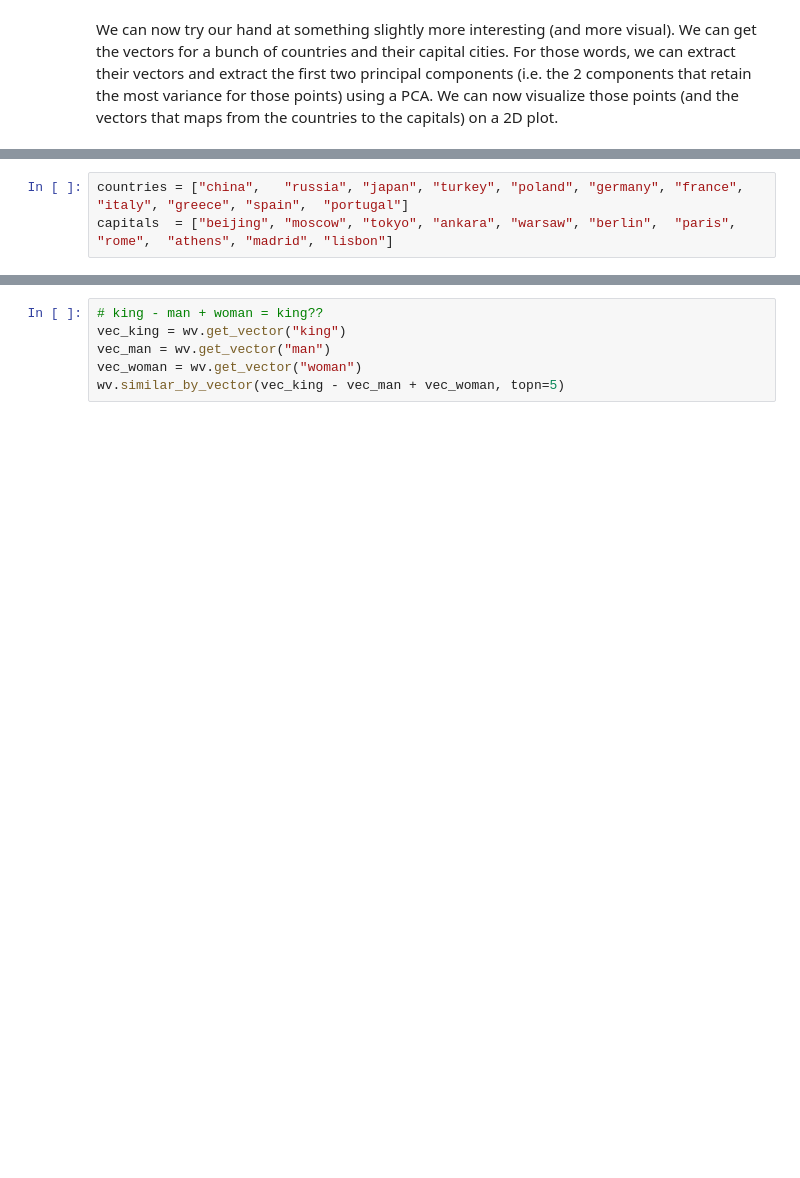
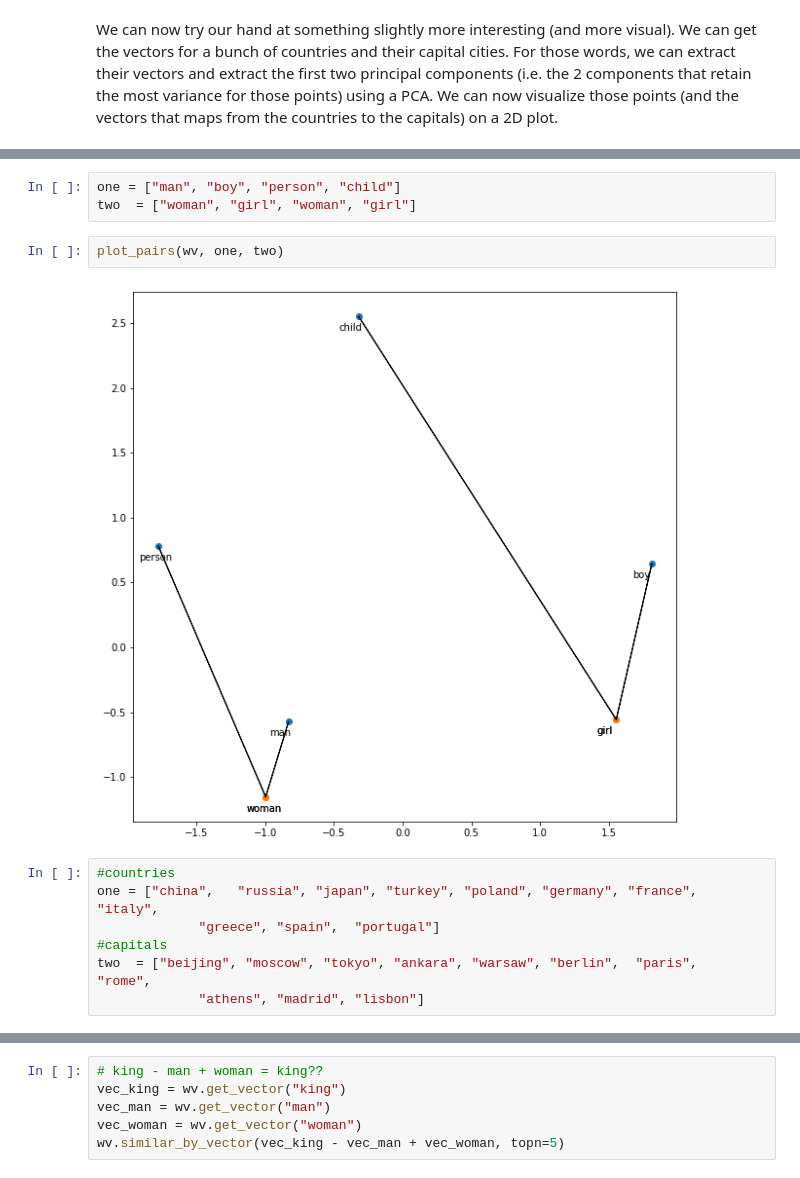
Before and after one commit to castorgit/Language_Modelling, a Jupyter notebook: EMBEDDINGS/word_embeddings_demo.ipynb, the cells around one changed output, grey strips where cells are left out. Cells and saved outputs as stored; diff of their text form; blank space fills up the shorter version.

```diff
--- a/EMBEDDINGS/word_embeddings_demo.ipynb
+++ b/EMBEDDINGS/word_embeddings_demo.ipynb
@@ -112,3 +192,14 @@ We can now try our hand at something slightly more interesting (and more visual)
+# %%
+one = ["man", "boy", "person", "child"]
+two  = ["woman", "girl", "woman", "girl"]
+# %%
+plot_pairs(wv, one, two)
+# %% [output]
+[figure, added]
 # %%
-countries = ["china",   "russia", "japan", "turkey", "poland", "germany", "france", "italy", "greece", "spain",  "portugal"]
-capitals  = ["beijing", "moscow", "tokyo", "ankara", "warsaw", "berlin",  "paris",  "rome",  "athens", "madrid", "lisbon"]
+#countries
+one = ["china",   "russia", "japan", "turkey", "poland", "germany", "france", "italy",
+             "greece", "spain",  "portugal"]
+#capitals
+two  = ["beijing", "moscow", "tokyo", "ankara", "warsaw", "berlin",  "paris",  "rome",
+             "athens", "madrid", "lisbon"]
```
Also changed, not shown: parts of 24 cells of this notebook.
